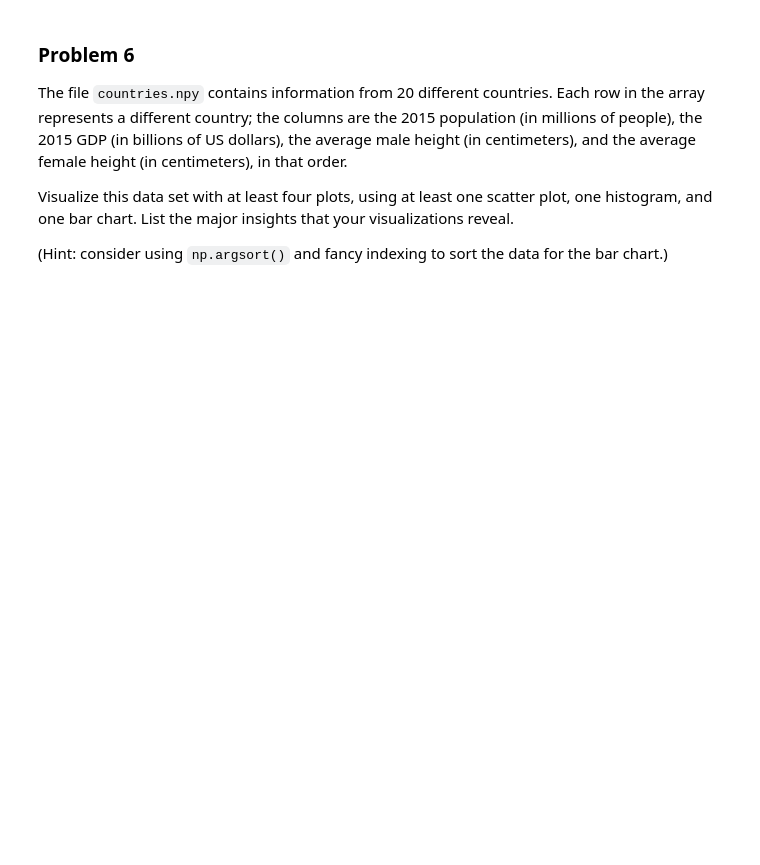
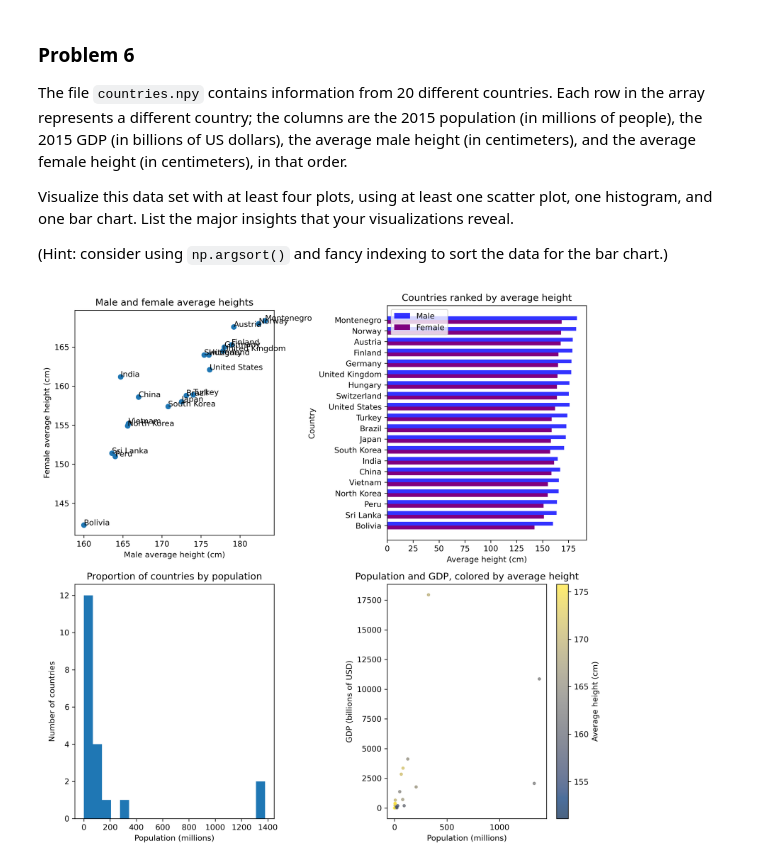
Before and after one commit to Burt360/Volume1, a Jupyter notebook: DataVisualization/data_visualization.ipynb, the cells around one changed output. Drawn from its saved outputs; the diff is of its cells as text; code cells hidden in the pictures; blank space fills up the shorter version.

```diff
--- a/DataVisualization/data_visualization.ipynb
+++ b/DataVisualization/data_visualization.ipynb
@@ -316,0 +325,77 @@ population, gdp, male, female = np.load("countries.npy").T
+# %%
+countries = np.array(
+            ["Austria", "Bolivia", "Brazil", "China", "Finland",
+             "Germany", "Hungary", "India", "Japan", "North Korea",
+             "Montenegro", "Norway", "Peru", "South Korea", "Sri Lanka",
+             "Switzerland", "Turkey", "United Kingdom", "United States", "Vietnam"])
+population, gdp, male, female = np.load("countries.npy").T
+
+fig, axs = plt.subplots(2, 2, figsize=(10,10), gridspec_kw={'height_ratios' : [1, 1], 'width_ratios' : [1, 1]})
+axs = np.ravel(axs)
+
+### How do male and female average heights correlate?
+q1 = axs[0]
+q1.scatter(male, female)
+
+# Country labels
+[q1.annotate(country, (m, f)) for country, m, f in zip(countries, male, female)]
+
+# Plot properties
+q1.set_title('Male and female average heights')
+q1.set_xlabel('Male average height (cm)')
+q1.set_ylabel('Female average height (cm)')
+q1.set_aspect('equal')
+
+
+### How do countries rank by average height?
+q2 = axs[1]
+
+avg_height = (male+female)/2
+sorted_indices = np.argsort(avg_height)
+
+# Label locations
+y = np.arange(len(countries))
+
+# Bar widths
+width = 0.35
+
+# Bar chart
+rects1 = q2.barh(y + width/2, male[sorted_indices], width, label='Male', color='blue', alpha=0.8)
+rects2 = q2.barh(y - width/2, female[sorted_indices], width, label='Female', color='purple')
+
+# y-tick labels
+q2.set_yticks(y, countries[sorted_indices])
+
+# Plot properties
+q2.legend(loc='upper left')
+q2.set_title('Countries ranked by average height')
+q2.set_xlabel('Average height (cm)')
+q2.set_ylabel('Country')
+
+
+### Proportion of countries with various populations
+q3 = axs[2]
+q3.hist(population, bins=20)
+
+# Plot properties
+q3.set_xlabel('Population (millions)')
+q3.set_ylabel('Number of countries')
+q3.set_title('Proportion of countries by population')
+
+
+### What is the correlation between population and GDP? Color by average height
+q4 = axs[3]
+plot = q4.scatter(population, gdp, alpha=0.7, s=10, c=(male+female)/2, cmap='cividis')
+plt.colorbar(plot, label='Average height (cm)')
+
+# Plot properties
+q4.set_title('Population and GDP, colored by average height')
+q4.set_xlabel('Population (millions)')
+q4.set_ylabel('GDP (billions of USD)')
+
+
+# Show
+plt.tight_layout()
+plt.show()
+# %% [output]
+[figure, added]
```
Also changed, not shown: parts of 7 cells of this notebook.
